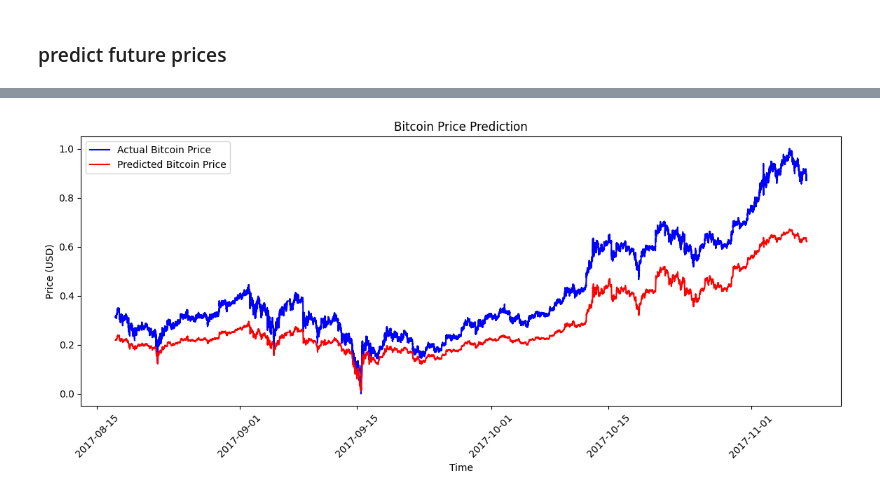
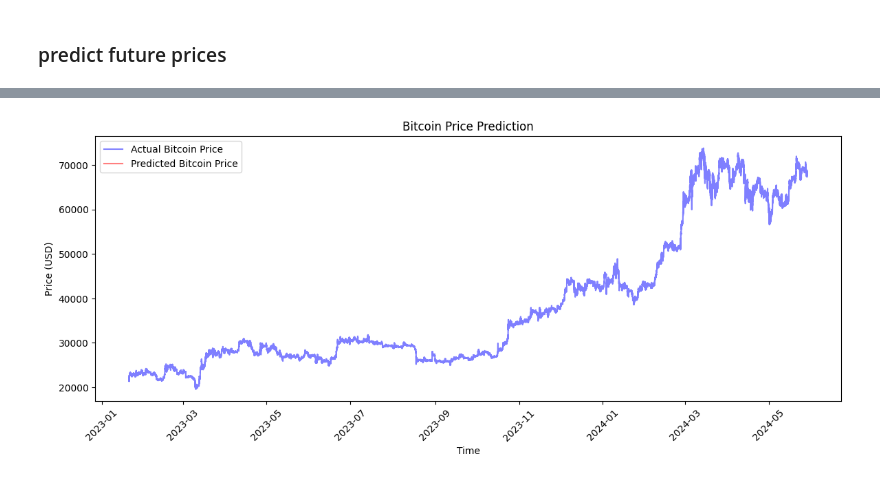
Before and after one commit to 73gon/bitcoin-forecasting-using-ml, a Jupyter notebook: bitcoin_prediction.ipynb, the cells around one changed output, grey strips where cells are left out. Cells and saved outputs as stored; diff of their text form; code cells hidden in the pictures.

```diff
--- a/bitcoin_prediction.ipynb
+++ b/bitcoin_prediction.ipynb
@@ -287,0 +217,15 @@ Prepared data shapes: x=(118255, 60, 2), y=(118255,)
+# %%
+# Manually split based on time
+split_index = int(len(x) * 0.8)
+x_train_val, x_test = x[:split_index], x[split_index:]
+y_train_val, y_test = y[:split_index], y[split_index:]
+
+# Further split the training/validation set into training and validation sets
+split_index_val = int(len(x_train_val) * 0.8)
+x_train, x_val = x_train_val[:split_index_val], x_train_val[split_index_val:]
+y_train, y_val = y_train_val[:split_index_val], y_train_val[split_index_val:]
+
+# Print shapes to verify
+print(f"Training set shapes: x_train={x_train.shape}, y_train={y_train.shape}")
+print(f"Validation set shapes: x_val={x_val.shape}, y_val={y_val.shape}")
+print(f"Test set shapes: x_test={x_test.shape}, y_test={y_test.shape}")
@@ -366,0 +391,10 @@ Epoch 6/50
+# %%
+# Load the trained model
+lstm_model = load_model('lstm_model.keras')
+
+# Predict future prices using the test data
+predictions = lstm_model.predict(x_test_scaled)
+
+# Inverse transform the predictions and actual prices
+predicted_prices = scaler_y.inverse_transform(predictions).flatten()
+actual_prices = scaler_y.inverse_transform(y_test_scaled.reshape(-1, 1)).flatten()
@@ -367,26 +403,13 @@ Epoch 6/50
 # %%
-# Assuming you have already fit the scalers during the preparation phase
-# scaler_y = MinMaxScaler(feature_range=(0, 1))
-# scaler_y.fit(y_train)  # Ensure this was done with the training data
-
-# Load the trained model
-lstm_model = load_model('lstm_model.keras')
-
-# Predict future prices
-predictions = lstm_model.predict(x_scaled)
-
-# Inverse transform the predictions and actual prices
-predicted_prices = scaler_y.inverse_transform(predictions).flatten()
-actual_prices = scaler_y.inverse_transform(y_scaled.reshape(-1, 1)).flatten()
 
 # Prepare the time axis using the original timestamps
 # Assuming you have 'timestamp' column in your price_df which is your date-time series
-time_axis = pd.to_datetime(price_df['timestamp'].iloc[60:len(predicted_prices)+60])
+time_axis = pd.to_datetime(price_df['open_time'].iloc[len(price_df) - len(predicted_prices):])
 
 # Plot the results
 plt.figure(figsize=(14, 5))
-plt.plot(time_axis, actual_prices, color='blue', label='Actual Bitcoin Price')
-plt.plot(time_axis, predicted_prices, color='red', label='Predicted Bitcoin Price')
+plt.plot(time_axis, actual_prices, color='blue', alpha=0.5, label='Actual Bitcoin Price')
+plt.plot(time_axis, predicted_prices, color='red', alpha=0.5, label='Predicted Bitcoin Price')
 plt.title('Bitcoin Price Prediction')
 plt.xlabel('Time')
 plt.ylabel('Price (USD)')
@@ -398,4 +420,4 @@ plt.show()
-[figure, old version]
+[figure, new version]
 # %%
 from sklearn.model_selection import train_test_split
 import numpy as np
```
Also changed, not shown: parts of 17 cells of this notebook, 4 other files.
